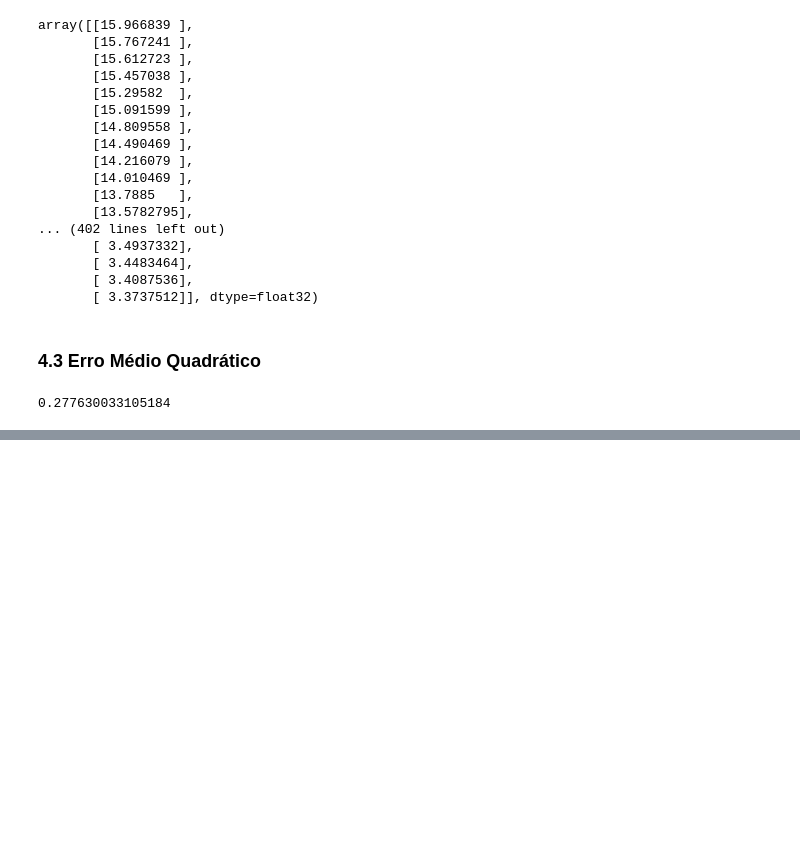
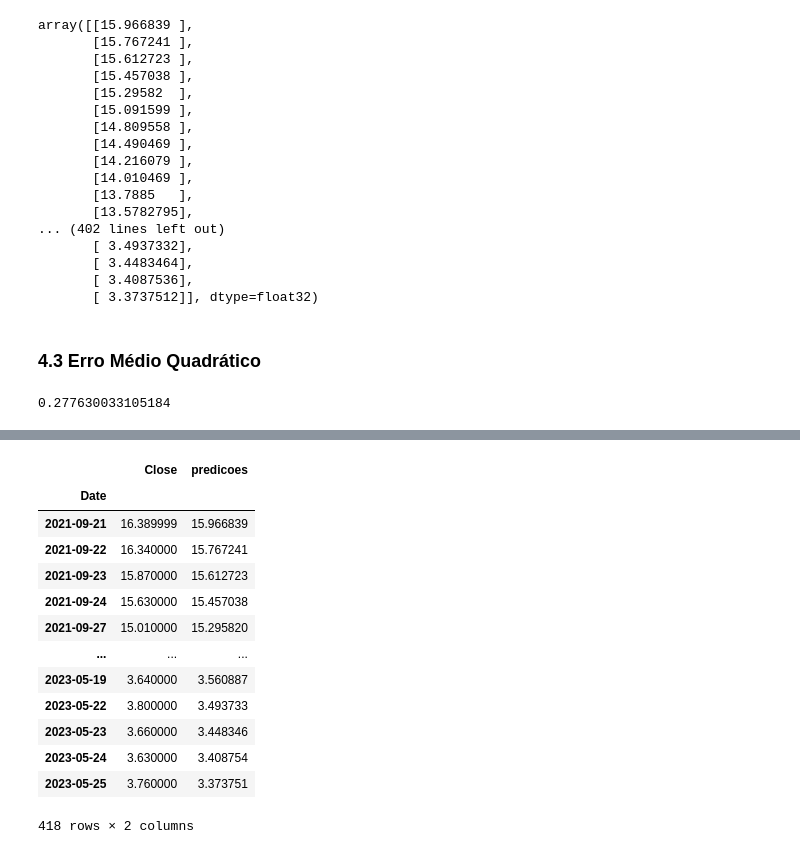
Before and after one commit to fcardosoo/Python-Mercado-Financeiro-Previsao-de-Preco-de-acoes-com-Deep-Learning, a Jupyter notebook: Previsao do preço de açoes com Deep Learning.ipynb, the cells around one changed output, grey strips where cells are left out. Saved outputs shown, nothing was run; the diff lists cells and outputs as text; code cells hidden in the pictures; blank space fills up the shorter version.

```diff
--- a/Previsao do preço de açoes com Deep Learning.ipynb
+++ b/Previsao do preço de açoes com Deep Learning.ipynb
@@ -258,0 +259,19 @@ SyntaxError: cannot assign to literal here. Maybe you meant '==' instead of '='?
+# %%
+df_teste.sort_index()
+
+df_teste
+# %% [output]
+|  | Close | predicoes |
+| Date |  |  |
+| 2021-09-21 | 16.389999 | 15.966839 |
+| 2021-09-22 | 16.340000 | 15.767241 |
+| 2021-09-23 | 15.870000 | 15.612723 |
+| 2021-09-24 | 15.630000 | 15.457038 |
+| 2021-09-27 | 15.010000 | 15.295820 |
+| ... | ... | ... |
+| 2023-05-19 | 3.640000 | 3.560887 |
+| 2023-05-22 | 3.800000 | 3.493733 |
+| 2023-05-23 | 3.660000 | 3.448346 |
+| 2023-05-24 | 3.630000 | 3.408754 |
+| 2023-05-25 | 3.760000 | 3.373751 |
+418 rows × 2 columns
```
Also changed, not shown: parts of 4 cells of this notebook.
